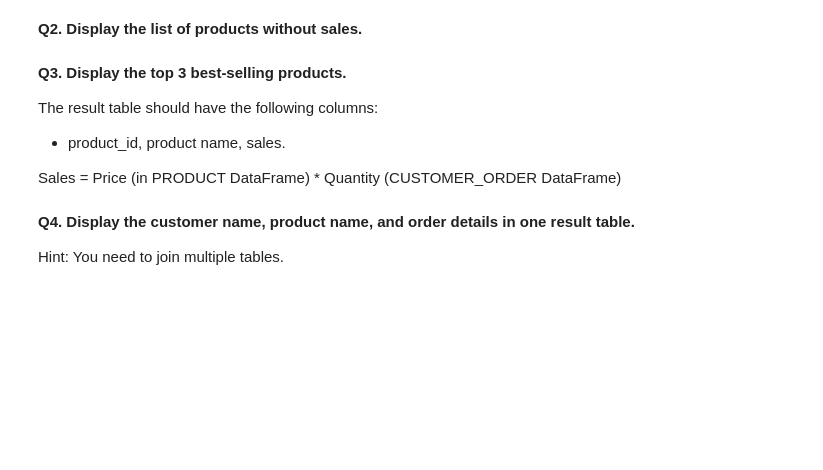
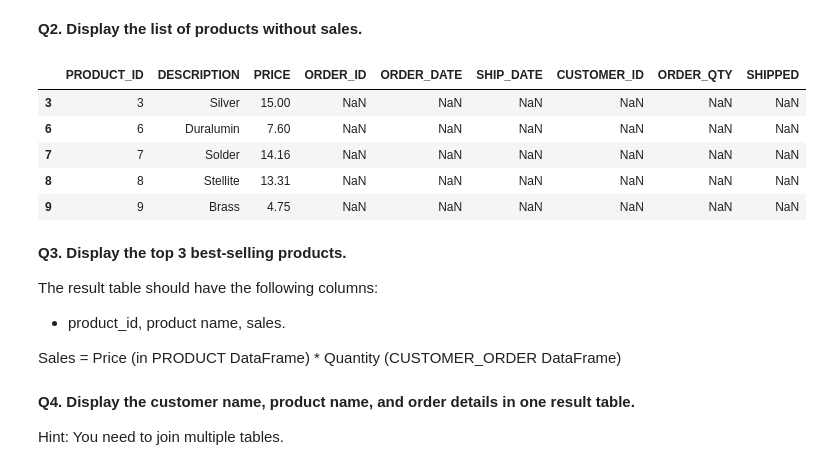
Before and after one commit to gmseong/BAM5103, a Jupyter notebook: session_5_join_and_combine_datasets.ipynb, the cells around one changed output. Saved outputs shown, nothing was run; the diff lists cells and outputs as text; code cells hidden in the pictures; blank space fills up the shorter version.

```diff
--- a/session_5_join_and_combine_datasets.ipynb
+++ b/session_5_join_and_combine_datasets.ipynb
@@ -362,6 +481,15 @@ The **DataFrame functions** below also support joins. Unlike `pd.merge()` functi
 **Q2. Display the list of products without sales.**
 # %%
 # your turn
+
+products_with_orders[products_with_orders["ORDER_ID"].isna()]
+# %% [output]
+|  | PRODUCT_ID | DESCRIPTION | PRICE | ORDER_ID | ORDER_DATE | SHIP_DATE | CUSTOMER_ID | ORDER_QTY | SHIPPED |
+| 3 | 3 | Silver | 15.00 | NaN | NaN | NaN | NaN | NaN | NaN |
+| 6 | 6 | Duralumin | 7.60 | NaN | NaN | NaN | NaN | NaN | NaN |
+| 7 | 7 | Solder | 14.16 | NaN | NaN | NaN | NaN | NaN | NaN |
+| 8 | 8 | Stellite | 13.31 | NaN | NaN | NaN | NaN | NaN | NaN |
+| 9 | 9 | Brass | 4.75 | NaN | NaN | NaN | NaN | NaN | NaN |
 # %% [markdown]
 **Q3. Display the top 3 best-selling products.**
 
```
Also changed, not shown: parts of 16 cells of this notebook.
